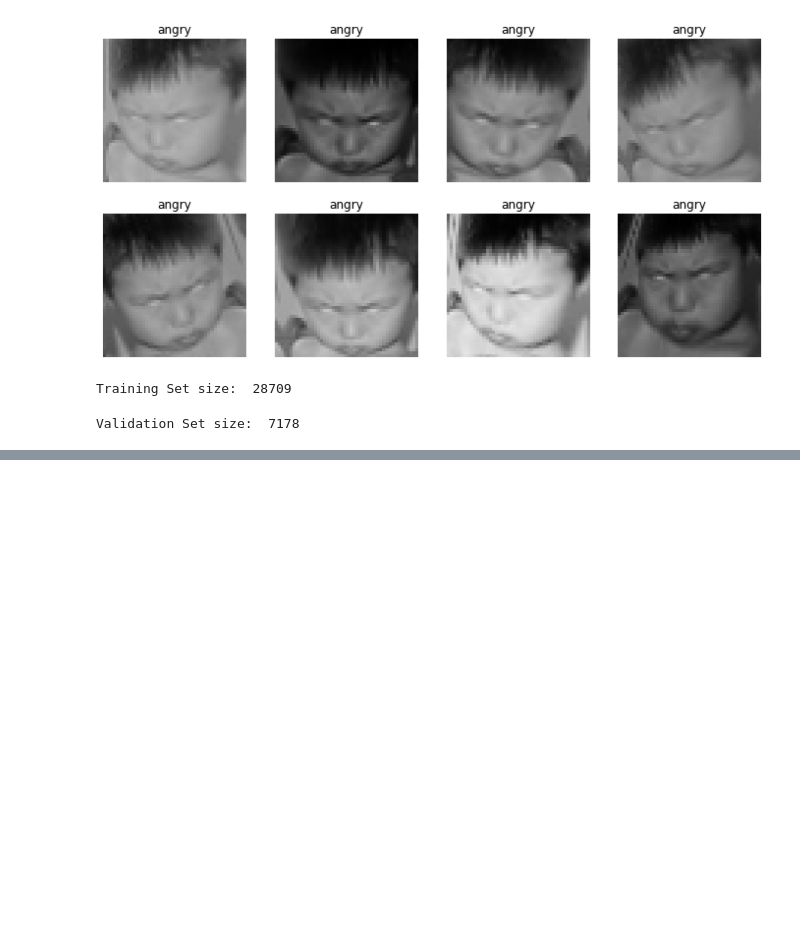
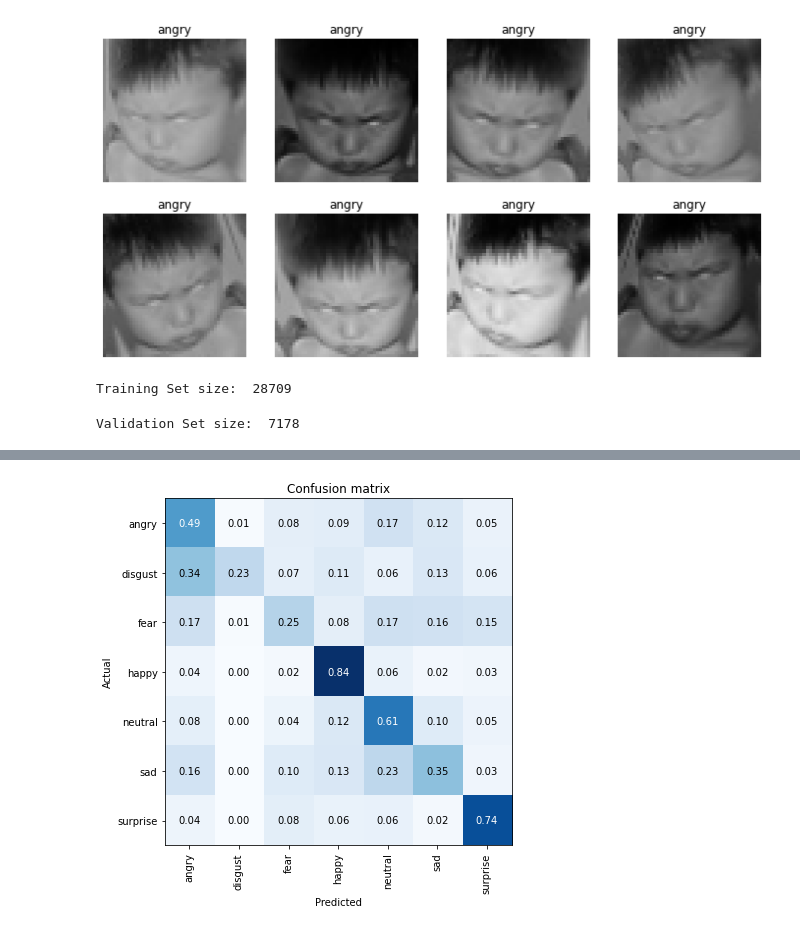
Before and after one commit to ENSAE-Cloud-Computing/MindFlow, a Jupyter notebook: MindFlow - FER Dataset and ResNET50 Transfert Learning Architecture.ipynb, the cells around one changed output, grey strips where cells are left out. Saved outputs shown, nothing was run; the diff lists cells and outputs as text; code cells hidden in the pictures; blank space fills up the shorter version.

```diff
--- a/MindFlow - FER Dataset and ResNET50 Transfert Learning Architecture.ipynb
+++ b/MindFlow - FER Dataset and ResNET50 Transfert Learning Architecture.ipynb
@@ -71,0 +126,2 @@ Validation Set size:  7178
+# %%
+interp = ClassificationInterpretation.from_learner(learn)
@@ -71,0 +130,4 @@ Validation Set size:  7178
+# %%
+interp.plot_confusion_matrix(figsize=(6,6),normalize=True)
+# %% [output]
+[figure, added]
```
Also changed, not shown: parts of 15 cells of this notebook.
